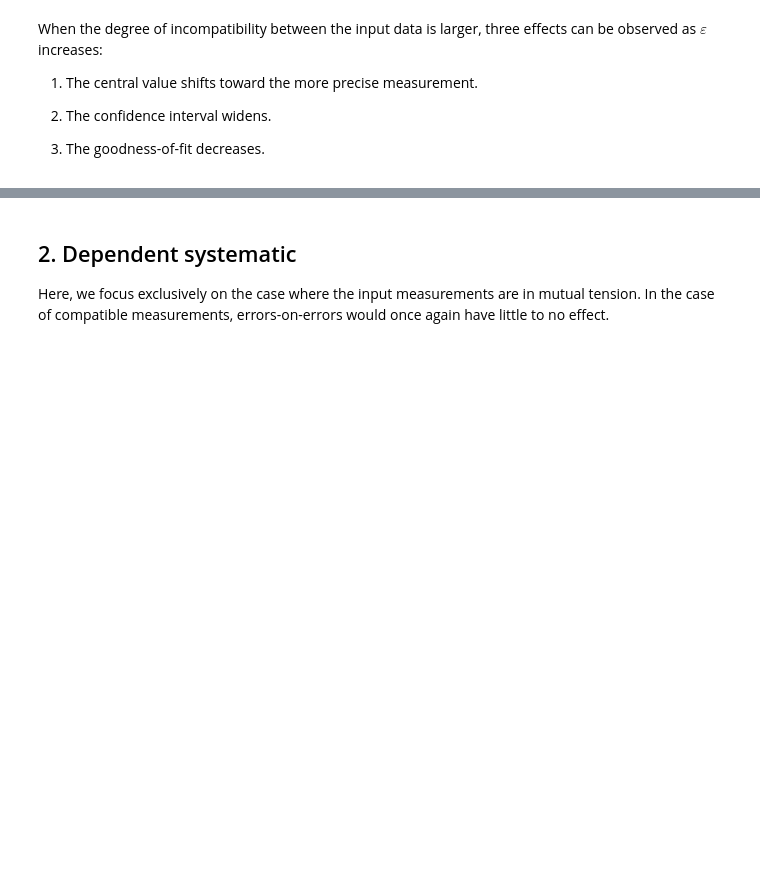
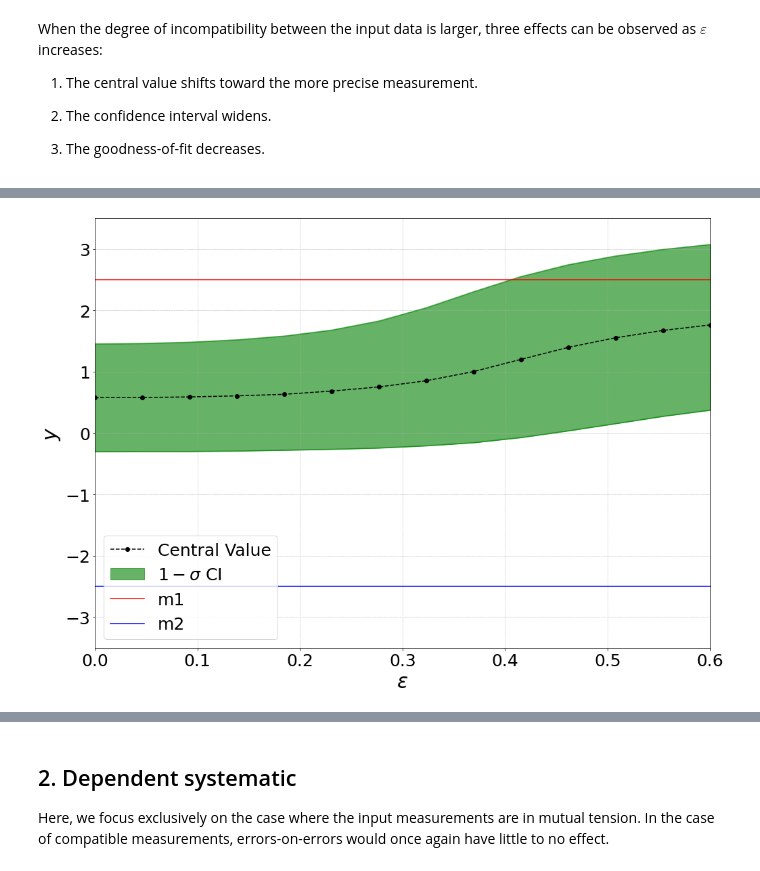
Before and after one commit to EnzoCanonero/GVM-Combinations, a Jupyter notebook: tutorials/toy/tutorial.ipynb, the cells around one changed output, grey strips where cells are left out. Saved outputs shown, nothing was run; the diff lists cells and outputs as text; code cells hidden in the pictures; blank space fills up the shorter version.

Commit message:
docs: add a per-measurement epsilon example

```diff
--- a/tutorials/toy/tutorial.ipynb
+++ b/tutorials/toy/tutorial.ipynb
@@ -302,0 +339,30 @@ When the degree of incompatibility between the input data is larger, three effec
+# %%
+plt.figure(figsize=(14, 10))
+
+# Plot central value: dashed line with circle markers
+plt.plot(eps_grid, cv, color="black", marker='o', linestyle="--", label="Central Value")
+
+# Plot the 1-sigma confidence interval boundaries and fill-between
+plt.plot(eps_grid, upper_bound, color="green", alpha=0.6)
+plt.plot(eps_grid, lower_bound, color="green", alpha=0.6)
+plt.fill_between(eps_grid, upper_bound, lower_bound, color='green', alpha=0.6, label="$1-\sigma$ CI")
+
+# Plot horizontal reference lines
+plt.axhline(y_1, color='r', linestyle='-', label="m1")
+plt.axhline(y_2, color='b', linestyle='-', label="m2")
+
+plt.xlabel("$\epsilon$", fontsize=30)
+plt.ylabel("$y$", fontsize=30)
+plt.xticks(fontsize=25)
+plt.yticks(fontsize=25)
+plt.legend(fontsize=25, loc = 'lower left')
+plt.grid(True, which="both", linestyle="--", linewidth=0.5)
+plt.tight_layout()
+
+plt.ylim(-3.5, 3.5)
+plt.xlim(0.0, 0.6)
+
+#plt.savefig("output/independent_compatible_singleEps.png")
+plt.show()
+# %% [output]
+[figure, added]
```
Also changed, not shown: parts of 3 cells of this notebook, 1 other file.
